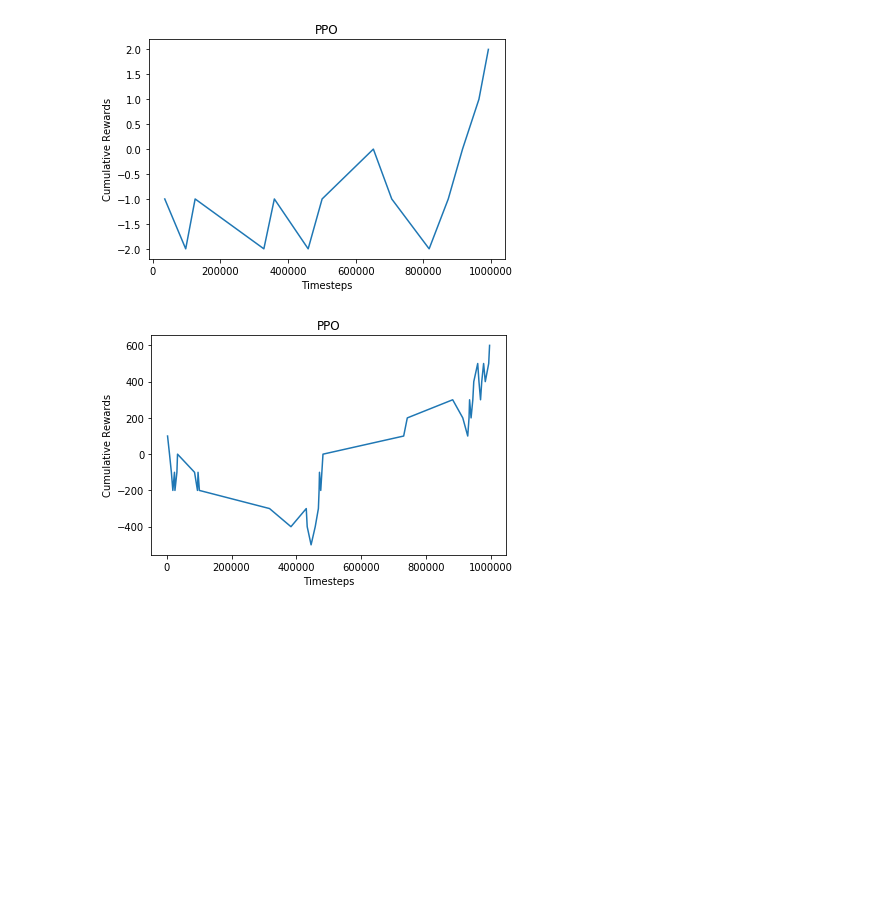
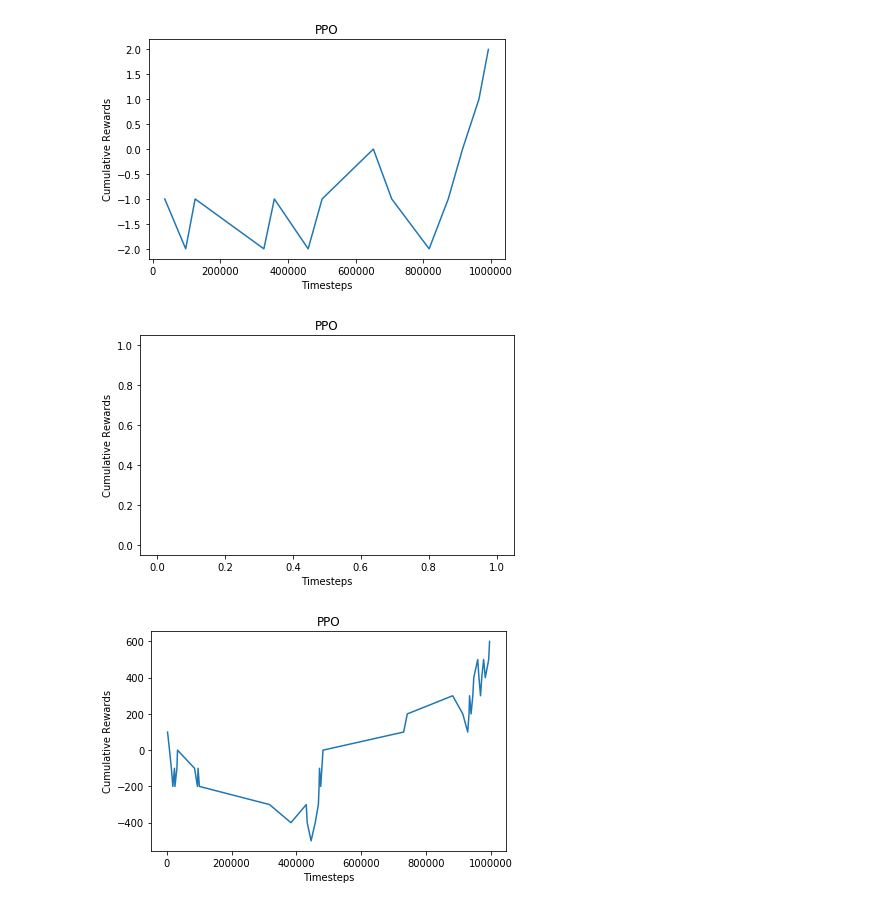
Before and after one commit to vitorhugo13/feup-iart, a Jupyter notebook: proj02/notebook.ipynb, the cells around one changed output. Drawn from its saved outputs; the diff is of its cells as text; code cells hidden in the pictures; blank space fills up the shorter version.

Commit message:
Updating notebook, trained new models

```diff
--- a/proj02/notebook.ipynb
+++ b/proj02/notebook.ipynb
@@ -342,5 +359,12 @@ cumulative_plot('./models/ppo1_v0/', 'PPO')
 # %% [output]
 [figure]
+# %%
+# env = eximo-v2
+# all default settings
+
+cumulative_plot('./models/eximo-v2/ppo1_v0/', 'PPO')
+# %% [output]
+[figure, added]
 # %%
 # env = eximo-v3
 # all default settings
```
Also changed, not shown: parts of 13 cells of this notebook, 6 other files.
